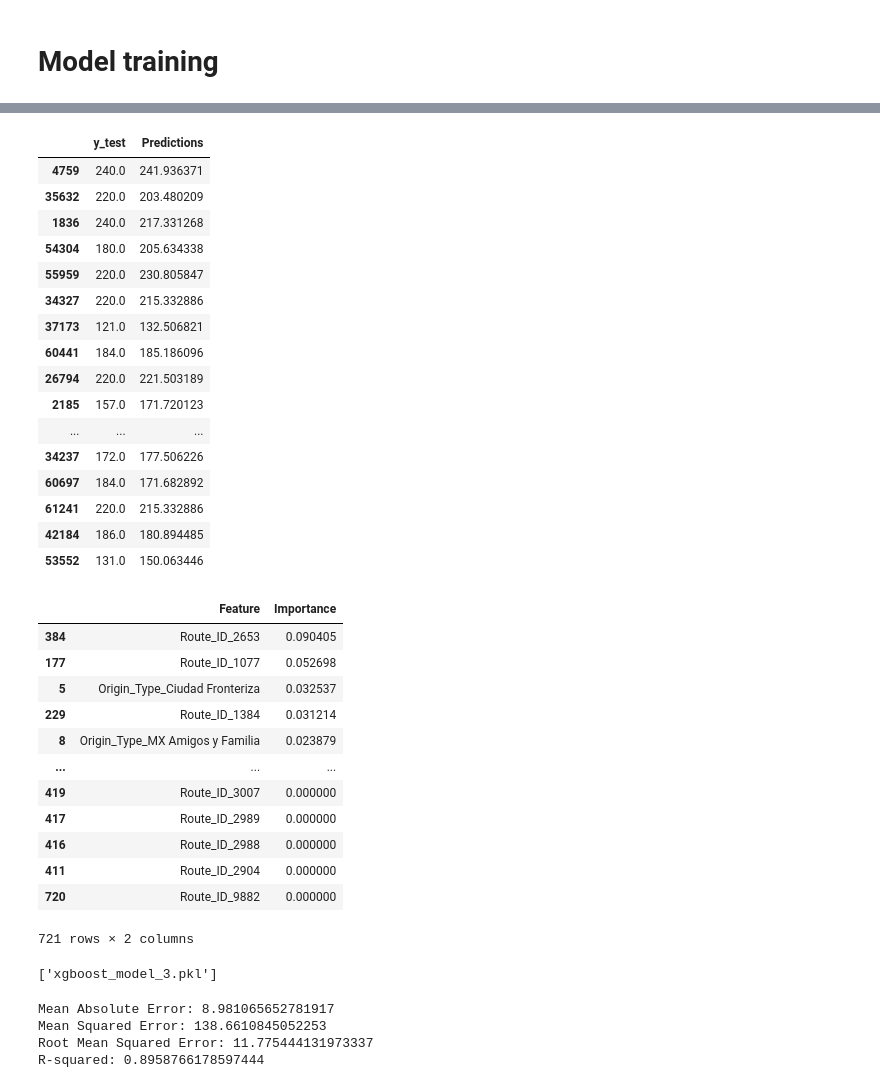
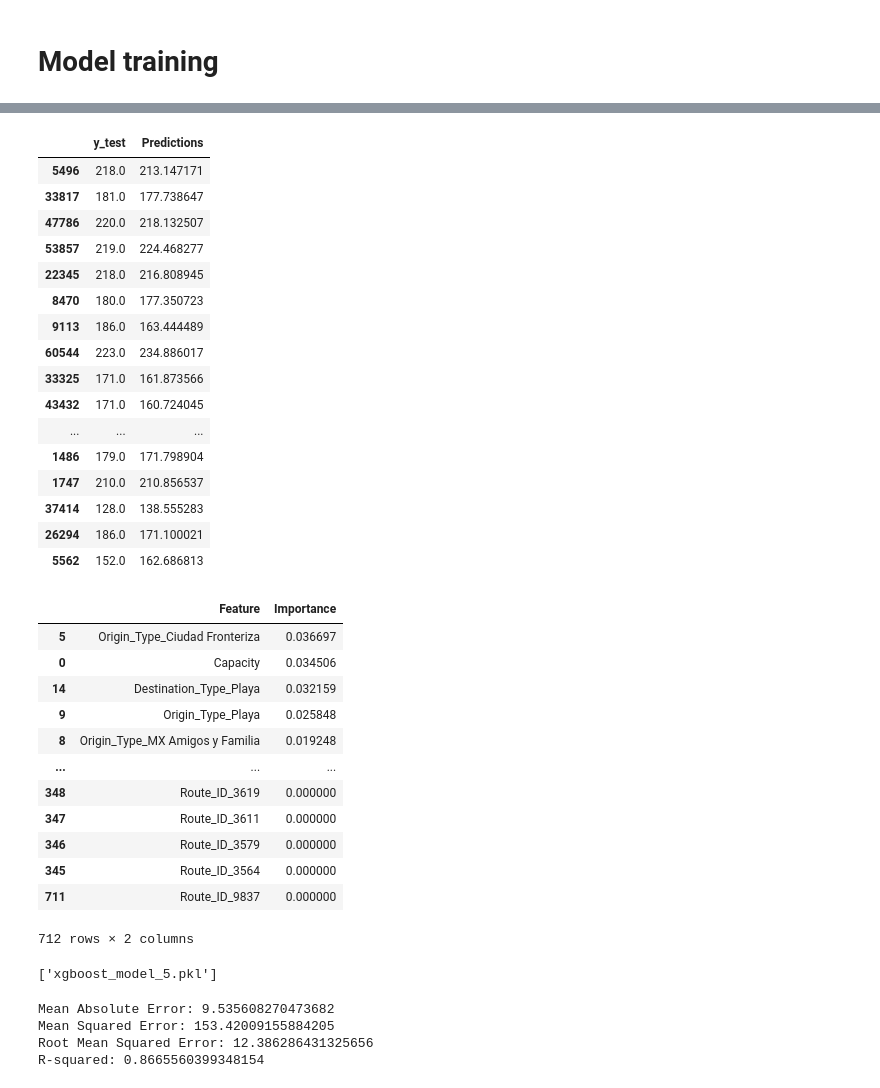
Before and after one commit to ferDMS/green-pandas-datathon, a Jupyter notebook: GreenPandas_Hackathon.ipynb, the cells around one changed output, grey strips where cells are left out. Cells and saved outputs as stored; diff of their text form; code cells hidden in the pictures.

```diff
--- a/GreenPandas_Hackathon.ipynb
+++ b/GreenPandas_Hackathon.ipynb
@@ -67,7 +67,7 @@ unique_routes
 - quitar datos poco relevantes
 # %%
 # Filter data for the year 2023
-flights_data = flights_data[(flights_data['STD'].dt.year == 2023) & (flights_data['STD'].dt.month == 3)]
+flights_data = flights_data[(flights_data['STD'].dt.year == 2023) & (flights_data['STD'].dt.month == 5)]
 
 # Replacing the number of passengers with the capacity maximum of the airplane if it exceeds the capacity
 flights_data['Passengers'] = flights_data[['Passengers', 'Capacity']].min(axis=1)
@@ -336,56 +336,56 @@ predictions_df = pd.DataFrame({'y_test': y_test, 'Predictions': y_pred})
 predictions_df.sample(20)
 # %% [output]
 |  | y_test | Predictions |
-| 4759 | 240.0 | 241.936371 |
-| 35632 | 220.0 | 203.480209 |
-| 1836 | 240.0 | 217.331268 |
-| 54304 | 180.0 | 205.634338 |
-| 55959 | 220.0 | 230.805847 |
-| 34327 | 220.0 | 215.332886 |
-| 37173 | 121.0 | 132.506821 |
-| 60441 | 184.0 | 185.186096 |
-| 26794 | 220.0 | 221.503189 |
-| 2185 | 157.0 | 171.720123 |
+| 5496 | 218.0 | 213.147171 |
+| 33817 | 181.0 | 177.738647 |
+| 47786 | 220.0 | 218.132507 |
+| 53857 | 219.0 | 224.468277 |
+| 22345 | 218.0 | 216.808945 |
+| 8470 | 180.0 | 177.350723 |
+| 9113 | 186.0 | 163.444489 |
+| 60544 | 223.0 | 234.886017 |
+| 33325 | 171.0 | 161.873566 |
+| 43432 | 171.0 | 160.724045 |
 | ... | ... | ... |
-| 34237 | 172.0 | 177.506226 |
-| 60697 | 184.0 | 171.682892 |
-| 61241 | 220.0 | 215.332886 |
-| 42184 | 186.0 | 180.894485 |
-| 53552 | 131.0 | 150.063446 |
+| 1486 | 179.0 | 171.798904 |
+| 1747 | 210.0 | 210.856537 |
+| 37414 | 128.0 | 138.555283 |
+| 26294 | 186.0 | 171.100021 |
+| 5562 | 152.0 | 162.686813 |
 # %%
 # Get feature importances
 feature_importances = best_estimator.feature_importances_
 
 # Create a DataFrame to display feature importances
 feature_importance_df = pd.DataFrame({'Feature': X_train.columns, 'Importance': feature_importances})
 
 # Sort the DataFrame by importance score in descending order
 feature_importance_df = feature_importance_df.sort_values(by='Importance', ascending=False)
 
 # Save feature importances to a CSV file
-feature_importance_df.to_csv('feature_importances_3.csv', index=False)
+feature_importance_df.to_csv('feature_importances_5.csv', index=False)
 
 # Display the top features
 feature_importance_df
 # %% [output]
 |  | Feature | Importance |
-| 384 | Route_ID_2653 | 0.090405 |
-| 177 | Route_ID_1077 | 0.052698 |
-| 5 | Origin_Type_Ciudad Fronteriza | 0.032537 |
-| 229 | Route_ID_1384 | 0.031214 |
-| 8 | Origin_Type_MX Amigos y Familia | 0.023879 |
+| 5 | Origin_Type_Ciudad Fronteriza | 0.036697 |
+| 0 | Capacity | 0.034506 |
+| 14 | Destination_Type_Playa | 0.032159 |
+| 9 | Origin_Type_Playa | 0.025848 |
+| 8 | Origin_Type_MX Amigos y Familia | 0.019248 |
 | ... | ... | ... |
-| 419 | Route_ID_3007 | 0.000000 |
-| 417 | Route_ID_2989 | 0.000000 |
-| 416 | Route_ID_2988 | 0.000000 |
-| 411 | Route_ID_2904 | 0.000000 |
-| 720 | Route_ID_9882 | 0.000000 |
+| 348 | Route_ID_3619 | 0.000000 |
+| 347 | Route_ID_3611 | 0.000000 |
+| 346 | Route_ID_3579 | 0.000000 |
+| 345 | Route_ID_3564 | 0.000000 |
+| 711 | Route_ID_9837 | 0.000000 |
-721 rows × 2 columns
+712 rows × 2 columns
 # %%
 import joblib
-joblib.dump(best_estimator, 'xgboost_model_3.pkl')
+joblib.dump(best_estimator, 'xgboost_model_5.pkl')
 # %% [output]
-['xgboost_model_3.pkl']
+['xgboost_model_5.pkl']
 # %%
 from sklearn.metrics import mean_absolute_error, mean_squared_error, r2_score
 import numpy as np
@@ -406,7 +406,7 @@ print("Root Mean Squared Error:", rmse)
 r2 = r2_score(y_test, y_pred)
 print("R-squared:", r2)
 # %% [output]
-Mean Absolute Error: 8.981065652781917
-Mean Squared Error: 138.6610845052253
-Root Mean Squared Error: 11.775444131973337
-R-squared: 0.8958766178597444
+Mean Absolute Error: 9.535608270473682
+Mean Squared Error: 153.42009155884205
+Root Mean Squared Error: 12.386286431325656
+R-squared: 0.8665560399348154
```
Also changed, not shown: parts of 10 cells of this notebook, 4 other files.
